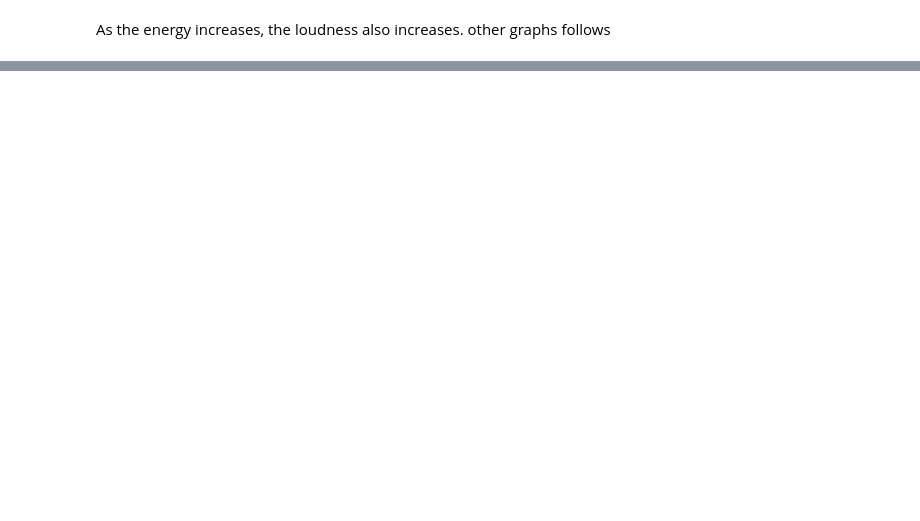
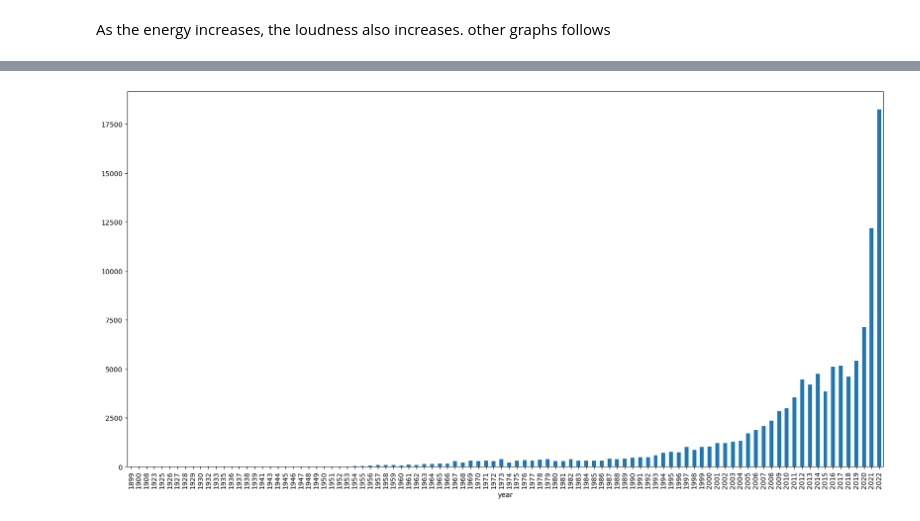
Before and after one commit to dapniii/DATA102-Spotify-Recommendation-System, a Jupyter notebook: main_project.ipynb, the cells around one changed output, grey strips where cells are left out. Drawn from its saved outputs; the diff is of its cells as text; code cells hidden in the pictures; blank space fills up the shorter version.

Commit message:
Data cleaning and setup for EDA
1. Convert duration to minutes
2. Create a year column
3. Aggregate by year
4. Create a top 100 songs df (popularity)

Super rough plots muna will fix tom

```diff
--- a/main_project.ipynb
+++ b/main_project.ipynb
@@ -550,6 +550,6 @@ sns.regplot(data=sample_df, y="instrumentalness", x="loudness", color="c").set(t
 # %% [markdown]
 As the energy increases, the loudness also increases. other graphs follows
 # %%
-spotify_clean_df['dates']=spotify_clean_df.index.get_level_values('release_date')
-spotify_clean_df.dates=pd.to_datetime(spotify_clean_df.dates)
-years=spotify_clean_df.dates.dt.years
+# spotify_clean_df['dates']=spotify_clean_df.index.get_level_values('release_date')
+# spotify_clean_df.dates=pd.to_datetime(spotify_clean_df.dates)
+# years=spotify_clean_df.dates.dt.years
@@ -557,0 +562,7 @@ KeyError: 'Requested level (release_date) does not match index name (None)'
+# %%
+# Convert duration to minutes
+spotify_clean_df['duration'] = spotify_clean_df['duration'] / 60000
+# %%
+# Create a year column
+spotify_clean_df['year'] = pd.DatetimeIndex(spotify_clean_df['release_date']).year
+spotify_clean_df.head()
@@ -557,0 +581,17 @@ KeyError: 'Requested level (release_date) does not match index name (None)'
+# %%
+# Aggregate numeric values by year
+spotify_year_df = spotify_clean_df.groupby(['year']).agg({'song_title': 'count',
+                                                          'duration': ['mean', 'min', 'max', 'std'],
+                                                         'danceability': ['mean', 'min', 'max', 'std'],
+                                                         'energy': ['mean', 'min', 'max', 'std'],
+                                                         'loudness': ['mean', 'min', 'max', 'std'],
+                                                         'speechiness': ['mean', 'min', 'max', 'std'],
+                                                         'acousticness': ['mean', 'min', 'max', 'std'],
+                                                         'instrumentalness': ['mean', 'min', 'max', 'std'],
+                                                         'liveness': ['mean', 'min', 'max', 'std'],
+                                                         'valence': ['mean', 'min', 'max', 'std'],
+                                                         'tempo': ['mean', 'min', 'max', 'std'],
+                                                         'key': ['mean', 'min', 'max', 'std'],
+                                                         'mode': ['mean', 'min', 'max', 'std'],
+                                                         'time_signature': ['mean', 'min', 'max', 'std'],})
+spotify_year_df['duration'].tail(20)
@@ -557,0 +624,8 @@ KeyError: 'Requested level (release_date) does not match index name (None)'
+# %%
+# Should we still consider the earlier years?
+
+# Number of songs per year
+spotify_year_df['song_title']['count'].plot(kind='bar', figsize=(20,10))
+plt.show()
+# %% [output]
+[figure, added]
```
Also changed, not shown: parts of 19 cells of this notebook.
